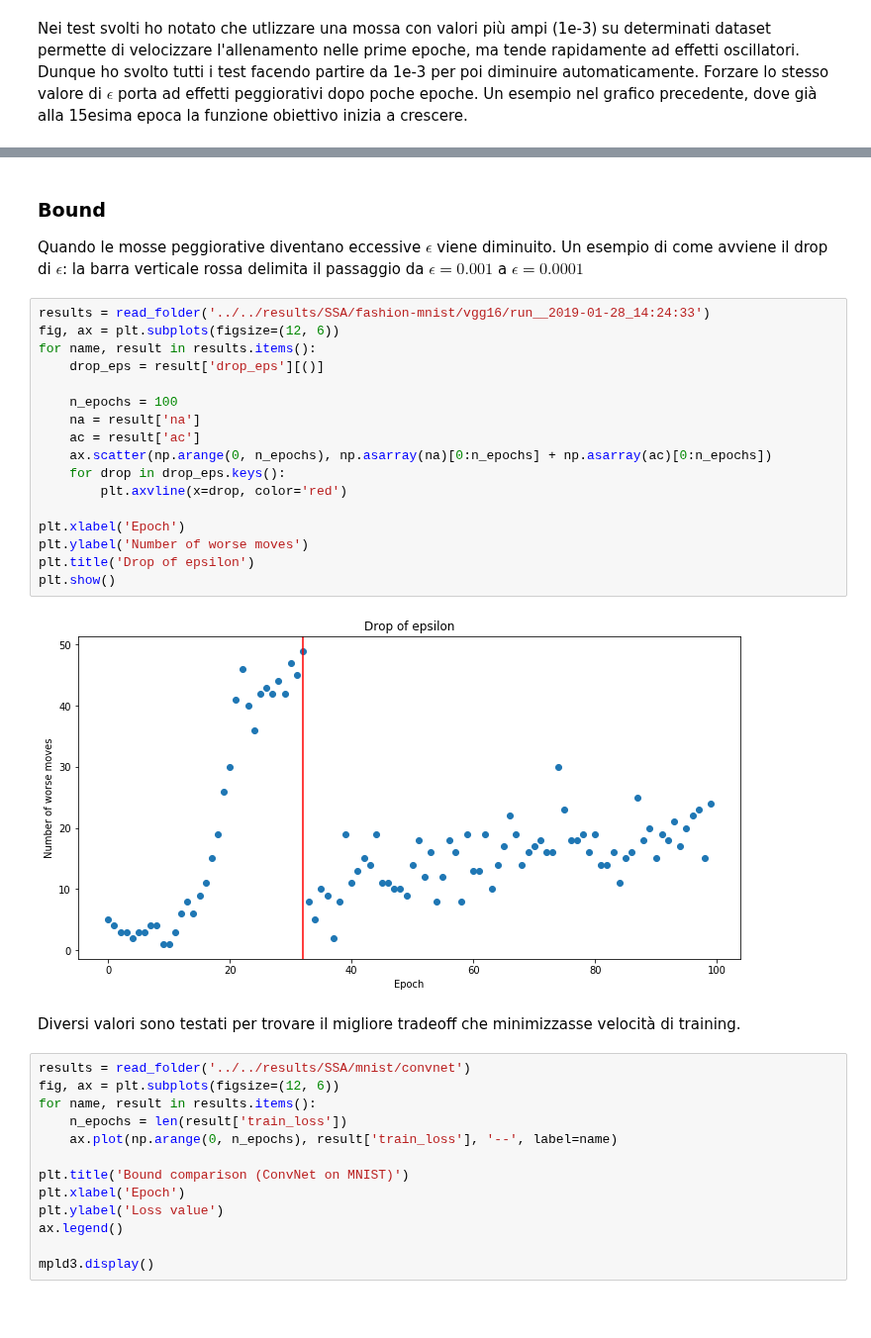
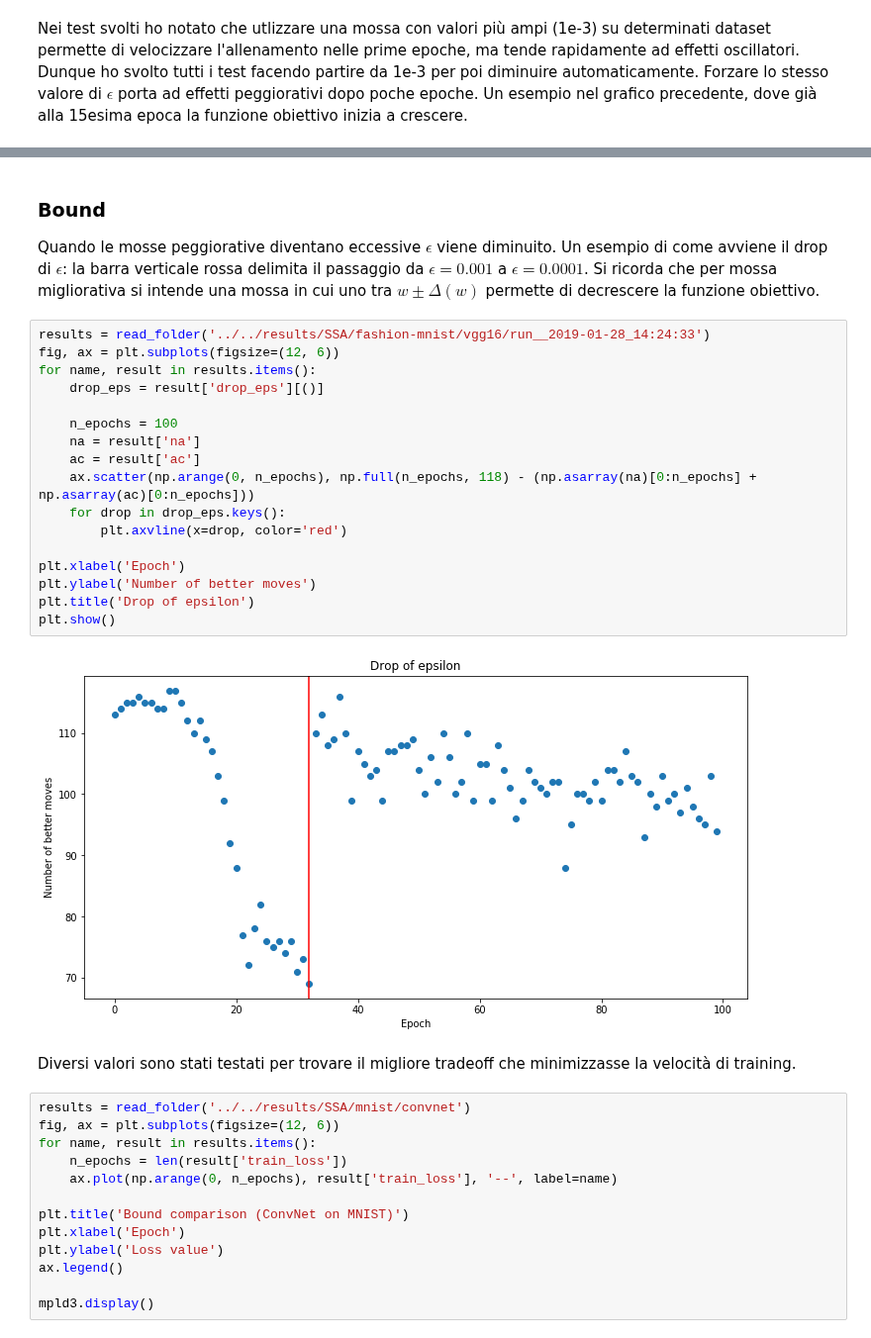
Before and after one commit to strin-matey/thesis, a Jupyter notebook: notebooks/sa/SimulatedAnnealingFinal.ipynb, the cells around one changed output, grey strips where cells are left out. Shown at 99% size. Drawn from its saved outputs; the diff is of its cells as text; blank space fills up the shorter version.

```diff
--- a/notebooks/sa/SimulatedAnnealingFinal.ipynb
+++ b/notebooks/sa/SimulatedAnnealingFinal.ipynb
@@ -205,27 +206,27 @@ mpld3.display()
 # %% [markdown]
 ### Bound
-Quando le mosse peggiorative diventano eccessive $\epsilon$ viene diminuito. Un esempio di come avviene il drop di $\epsilon$: la barra verticale rossa delimita il passaggio da $\epsilon=0.001$ a  $\epsilon=0.0001$
+Quando le mosse peggiorative diventano eccessive $\epsilon$ viene diminuito. Un esempio di come avviene il drop di $\epsilon$: la barra verticale rossa delimita il passaggio da $\epsilon=0.001$ a  $\epsilon=0.0001$. Si ricorda che per mossa migliorativa si intende una mossa in cui uno tra $w \pm \Delta(w)$ permette di decrescere la funzione obiettivo.
 # %%
 results = read_folder('../../results/SSA/fashion-mnist/vgg16/run__2019-01-28_14:24:33')
 fig, ax = plt.subplots(figsize=(12, 6))
 for name, result in results.items():
     drop_eps = result['drop_eps'][()]
 
     n_epochs = 100
     na = result['na']
     ac = result['ac']
-    ax.scatter(np.arange(0, n_epochs), np.asarray(na)[0:n_epochs] + np.asarray(ac)[0:n_epochs])
+    ax.scatter(np.arange(0, n_epochs), np.full(n_epochs, 118) - (np.asarray(na)[0:n_epochs] + np.asarray(ac)[0:n_epochs]))
     for drop in drop_eps.keys():
         plt.axvline(x=drop, color='red')
 
 plt.xlabel('Epoch')
-plt.ylabel('Number of worse moves')
+plt.ylabel('Number of better moves')
 plt.title('Drop of epsilon')
 plt.show()
 # %% [output]
-[figure, old version]
+[figure, new version]
 # %% [markdown]
-Diversi valori sono testati per trovare il migliore tradeoff che minimizzasse velocità di training.
+Diversi valori sono stati testati per trovare il migliore tradeoff che minimizzasse la velocità di training.
 # %%
 results = read_folder('../../results/SSA/mnist/convnet')
 fig, ax = plt.subplots(figsize=(12, 6))
```
Also changed, not shown: parts of 16 cells of this notebook.
